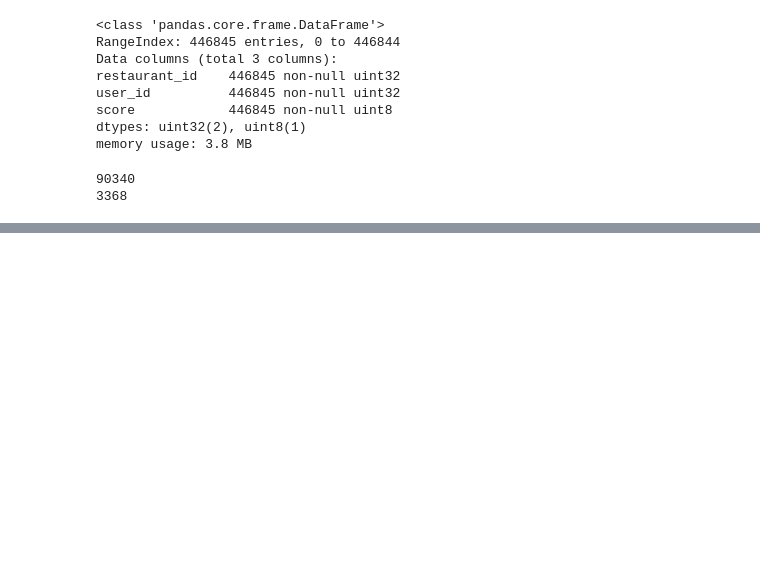
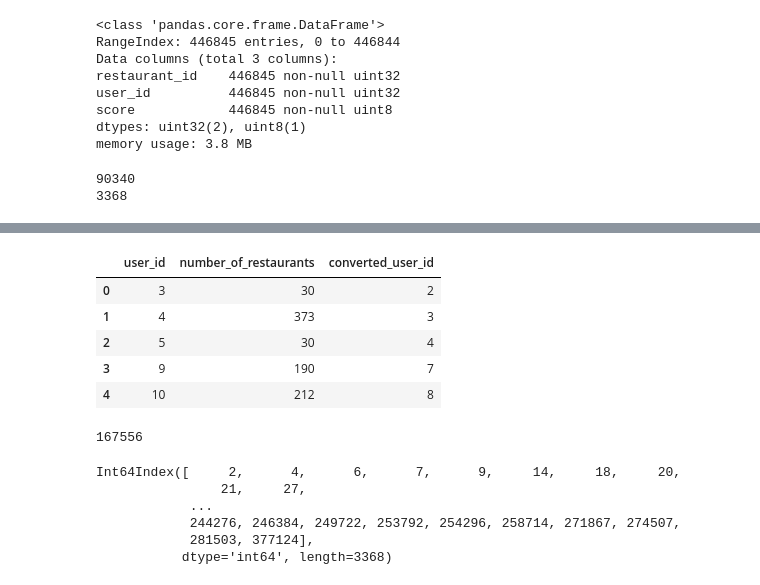
Before and after one commit to ruiyl/Data-Science-Project-1, a Jupyter notebook: src2.ipynb, the cells around one changed output, grey strips where cells are left out. Drawn from its saved outputs; the diff is of its cells as text; code cells hidden in the pictures; blank space fills up the shorter version.

```diff
--- a/src2.ipynb
+++ b/src2.ipynb
@@ -67,0 +89,2 @@ X_pred = np.dot(np.dot(u, s_diag_matrix), vt)
+# %%
+test = pd.read_csv('resources/test.csv')
@@ -67,0 +100,2 @@ X_pred = np.dot(np.dot(u, s_diag_matrix), vt)
+# %%
+test.columns=['user_id', 'number_of_restaurants']
@@ -67,0 +111,16 @@ X_pred = np.dot(np.dot(u, s_diag_matrix), vt)
+# %%
+# we need to map user_id to our matrix's rows
+test['converted_user_id'] = test['user_id'].astype(user_id_c).cat.codes
+# %%
+test.head()
+# %% [output]
+|  | user_id | number_of_restaurants | converted_user_id |
+| 0 | 3 | 30 | 2 |
+| 1 | 4 | 373 | 3 |
+| 2 | 5 | 30 | 4 |
+| 3 | 9 | 190 | 7 |
+| 4 | 10 | 212 | 8 |
+# %%
+test.shape[0]
+# %% [output]
+167556
@@ -67,0 +147,9 @@ X_pred = np.dot(np.dot(u, s_diag_matrix), vt)
+# %%
+restaurant_id_c.categories
+# %% [output]
+Int64Index([     2,      4,      6,      7,      9,     14,     18,     20,
+                21,     27,
+            ...
+            244276, 246384, 249722, 253792, 254296, 258714, 271867, 274507,
+            281503, 377124],
+           dtype='int64', length=3368)
```
Also changed, not shown: parts of 8 cells of this notebook, 19 other files.
